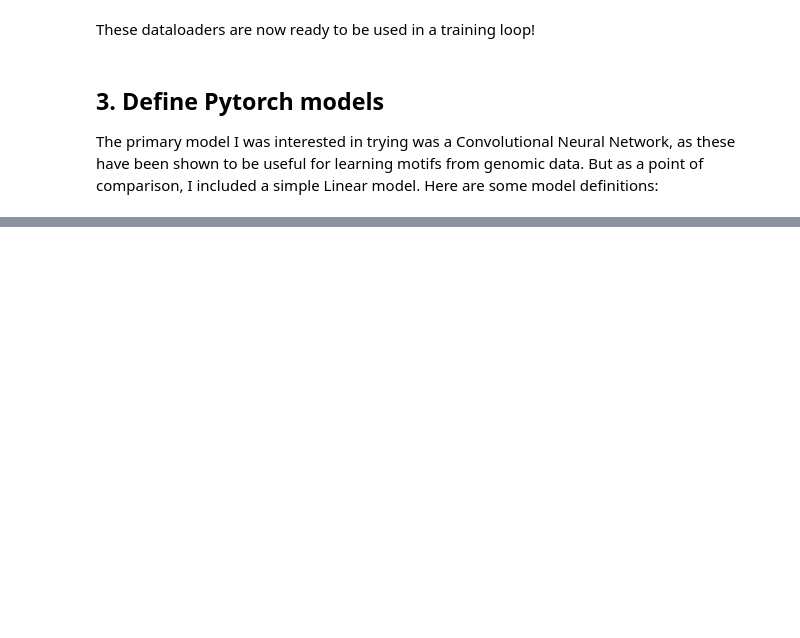
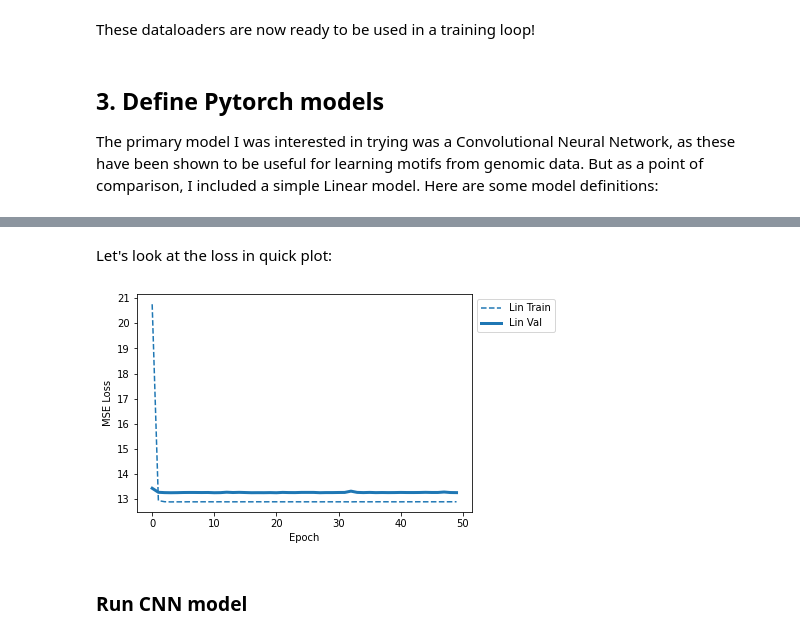
Before and after one commit to erinhwilson/dna-pytorch-tutorial, a Jupyter notebook: basic_DNA_tutorial.ipynb, the cells around one changed output, grey strips where cells are left out. Cells and saved outputs as stored; diff of their text form; code cells hidden in the pictures; blank space fills up the shorter version.

```diff
--- a/basic_DNA_tutorial.ipynb
+++ b/basic_DNA_tutorial.ipynb
@@ -558,14 +328,0 @@ len(lin_data_label)
-# %%
-def quick_loss_plot(data_label_list,loss_type="MSE Loss",sparse_n=0):
-    '''
-    For each train/test loss trajectory, plot loss by epoch
-    '''
-    for i,(train_data,test_data,label) in enumerate(data_label_list):
-        plt.plot(train_data,linestyle='--',color=f"C{i}", label=f"{label} Train")
-        plt.plot(test_data,color=f"C{i}", label=f"{label} Test",linewidth=3.0)
-
-    plt.legend()
-    plt.ylabel(loss_type)
-    plt.xlabel("Epoch")
-    plt.legend(bbox_to_anchor=(1,1),loc='upper left')
-    plt.show()
@@ -583,0 +542,14 @@ quic
+# %%
+seq_len = len(train_df['seq'].values[0])
+
+# create Linear model object
+model_lin = DNA_Linear(seq_len)
+model_lin.to(DEVICE) # put on GPU
+
+# run the model with default settings!
+lin_train_losses, lin_val_losses = run_model(
+    train_dl,
+    val_dl,
+    model_lin,
+    DEVICE
+)
@@ -583,0 +574,23 @@ quic
+# %% [markdown]
+Let's look at the loss in quick plot:
+# %%
+def quick_loss_plot(data_label_list,loss_type="MSE Loss",sparse_n=0):
+    '''
+    For each train/test loss trajectory, plot loss by epoch
+    '''
+    for i,(train_data,test_data,label) in enumerate(data_label_list):
+        plt.plot(train_data,linestyle='--',color=f"C{i}", label=f"{label} Train")
+        plt.plot(test_data,color=f"C{i}", label=f"{label} Val",linewidth=3.0)
+
+    plt.legend()
+    plt.ylabel(loss_type)
+    plt.xlabel("Epoch")
+    plt.legend(bbox_to_anchor=(1,1),loc='upper left')
+    plt.show()
+# %%
+lin_data_label = (lin_train_losses,lin_val_losses,"Lin")
+quick_loss_plot([lin_data_label])
+# %% [output]
+[figure, added]
+# %% [markdown]
+### Run CNN model
```
Also changed, not shown: parts of 50 cells of this notebook, 4 other files.
